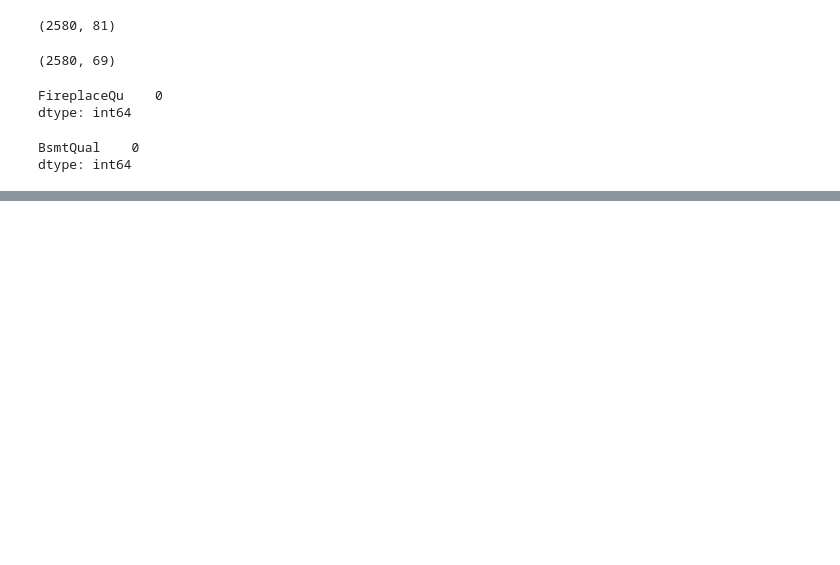
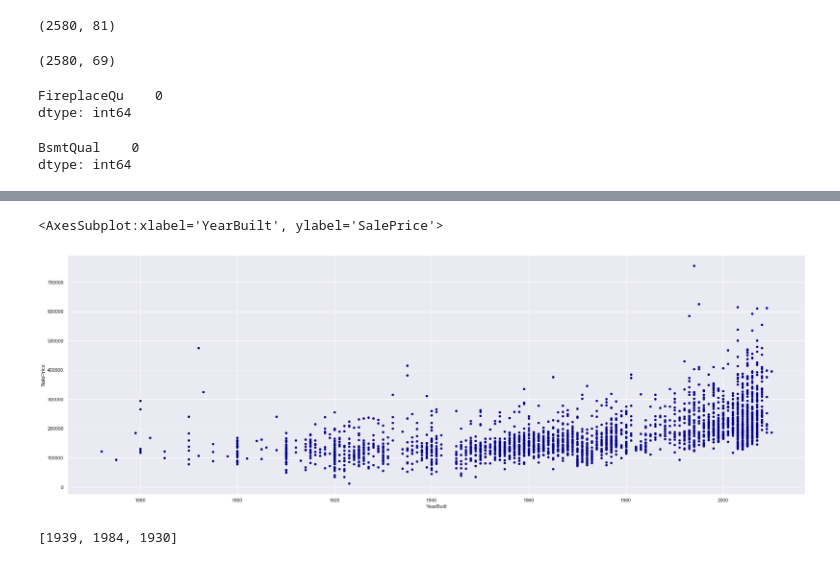
Before and after one commit to AugiBold/Ames-Housing-Price-ML-Project, a Jupyter notebook: Augi/ML_Project_3_EDA_Augi.ipynb, the cells around one changed output, grey strips where cells are left out. Cells and saved outputs as stored; diff of their text form; code cells hidden in the pictures; blank space fills up the shorter version.

```diff
--- a/Augi/ML_Project_3_EDA_Augi.ipynb
+++ b/Augi/ML_Project_3_EDA_Augi.ipynb
@@ -146,0 +239,10 @@ dtype: int64
+# %%
+quality.plot.scatter(x='YearBuilt', y='SalePrice', c='DarkBlue')
+# %% [output]
+<AxesSubplot:xlabel='YearBuilt', ylabel='SalePrice'>
+[figure, added]
+# %%
+glabel=list(quality.YearBuilt)
+glabel[:3]
+# %% [output]
+[1939, 1984, 1930]
```
Also changed, not shown: parts of 45 cells of this notebook, 1 other file.
